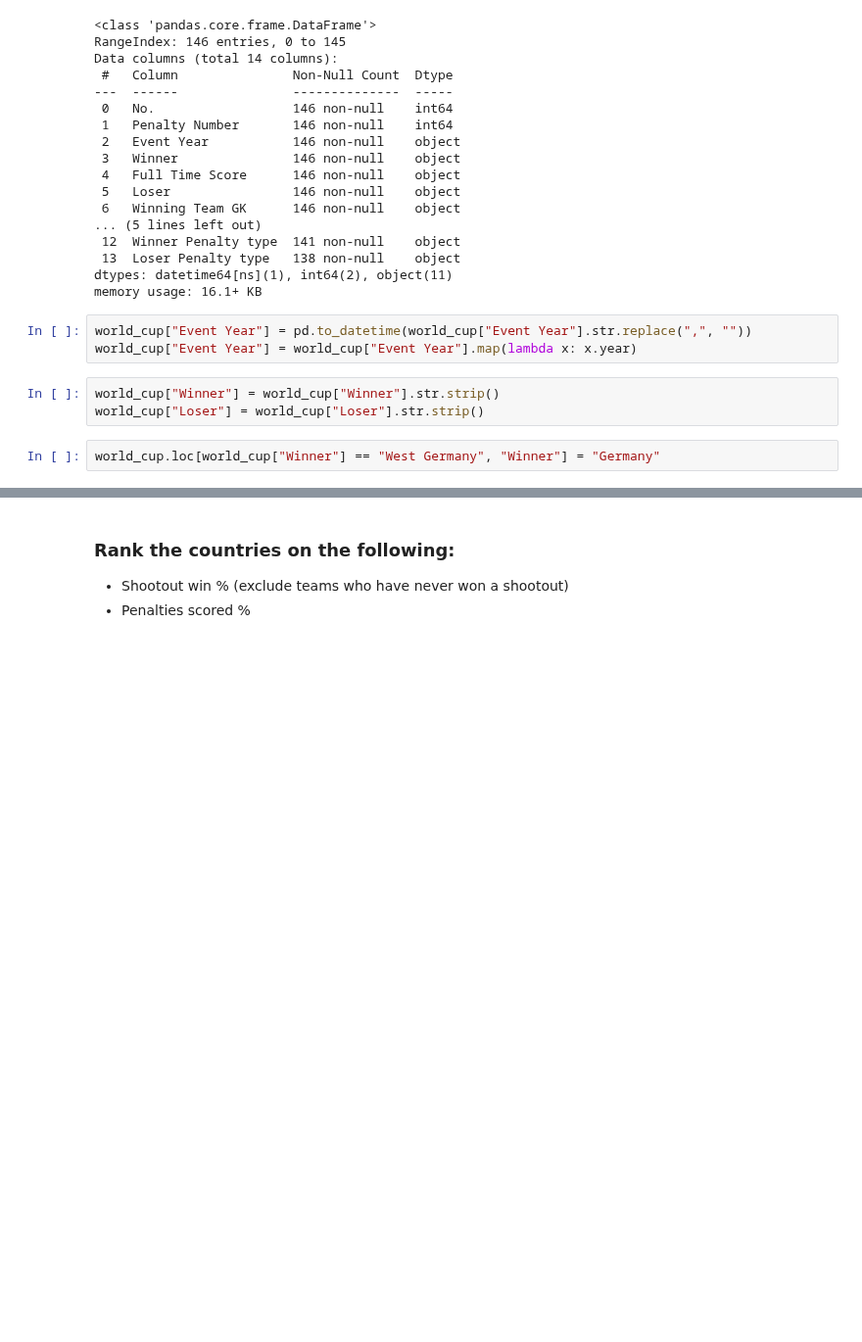
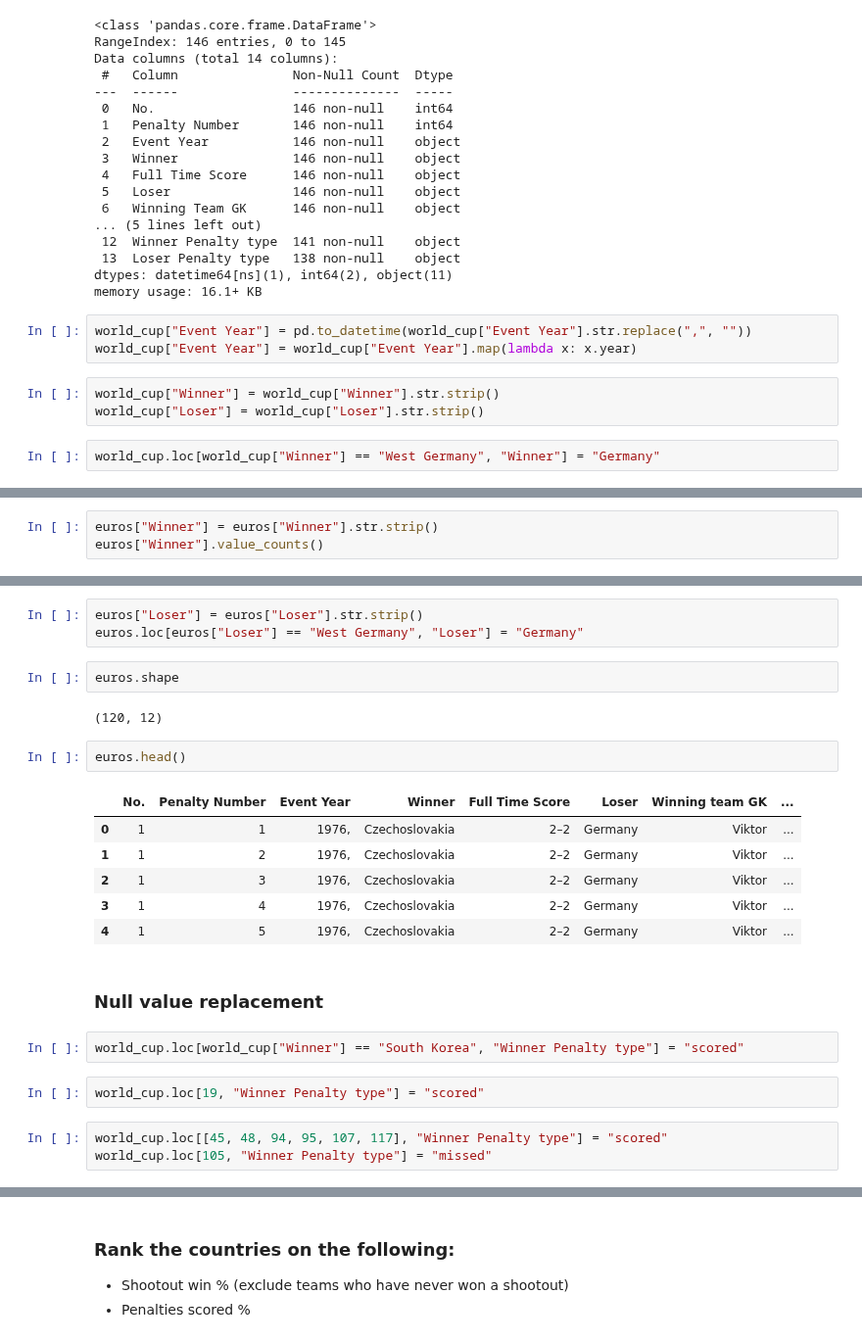
Before and after one commit to hyunjun33/Data_preprocessing, a Jupyter notebook: Preppin' Data 2021 Week 28 Challenge.ipynb, the cells around one changed output, grey strips where cells are left out. Shown at 98% size. Saved outputs shown, nothing was run; the diff lists cells and outputs as text; blank space fills up the shorter version.

```diff
--- a/Preppin' Data 2021 Week 28 Challenge.ipynb
+++ b/Preppin' Data 2021 Week 28 Challenge.ipynb
@@ -211,0 +213,3 @@ world_cup[world_cup["Winner"] == "Germany"]
+# %%
+euros["Winner"] = euros["Winner"].str.strip()
+euros["Winner"].value_counts()
@@ -211,0 +231,25 @@ world_cup[world_cup["Winner"] == "Germany"]
+# %%
+euros["Loser"] = euros["Loser"].str.strip()
+euros.loc[euros["Loser"] == "West Germany", "Loser"] = "Germany"
+# %%
+euros.shape
+# %% [output]
+(120, 12)
+# %%
+euros.head()
+# %% [output]
+|  | No. | Penalty Number | Event Year | Winner | Full Time Score | Loser | Winning team GK | ... |
+| 0 | 1 | 1 | 1976, | Czechoslovakia | 2–2 | Germany | Viktor | ... |
+| 1 | 1 | 2 | 1976, | Czechoslovakia | 2–2 | Germany | Viktor | ... |
+| 2 | 1 | 3 | 1976, | Czechoslovakia | 2–2 | Germany | Viktor | ... |
+| 3 | 1 | 4 | 1976, | Czechoslovakia | 2–2 | Germany | Viktor | ... |
+| 4 | 1 | 5 | 1976, | Czechoslovakia | 2–2 | Germany | Viktor | ... |
+# %% [markdown]
+### Null value replacement
+# %%
+world_cup.loc[world_cup["Winner"] == "South Korea", "Winner Penalty type"] = "scored"
+# %%
+world_cup.loc[19, "Winner Penalty type"] = "scored"
+# %%
+world_cup.loc[[45, 48, 94, 95, 107, 117], "Winner Penalty type"] = "scored"
+world_cup.loc[105, "Winner Penalty type"] = "missed"
```
Also changed, not shown: parts of 17 cells of this notebook.
